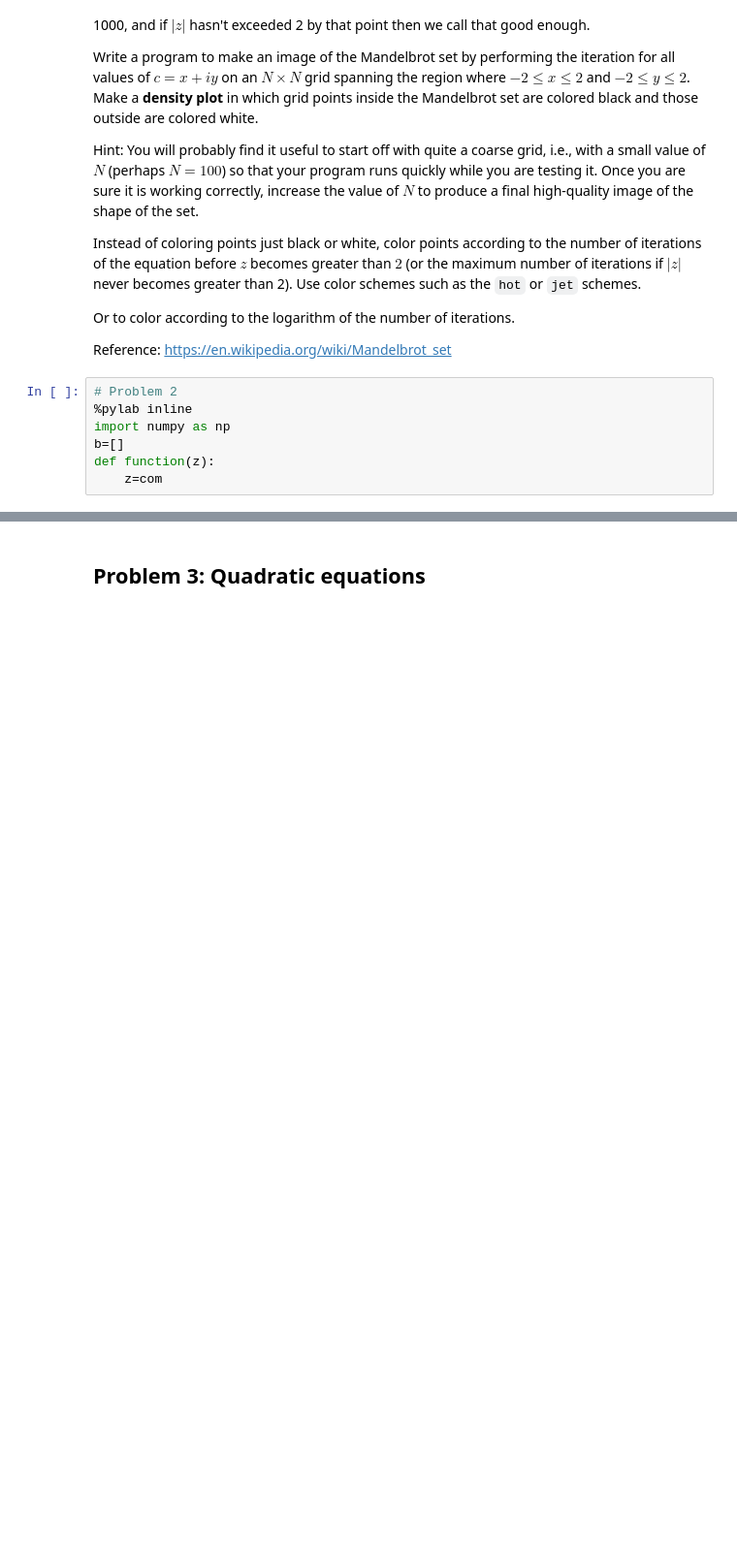
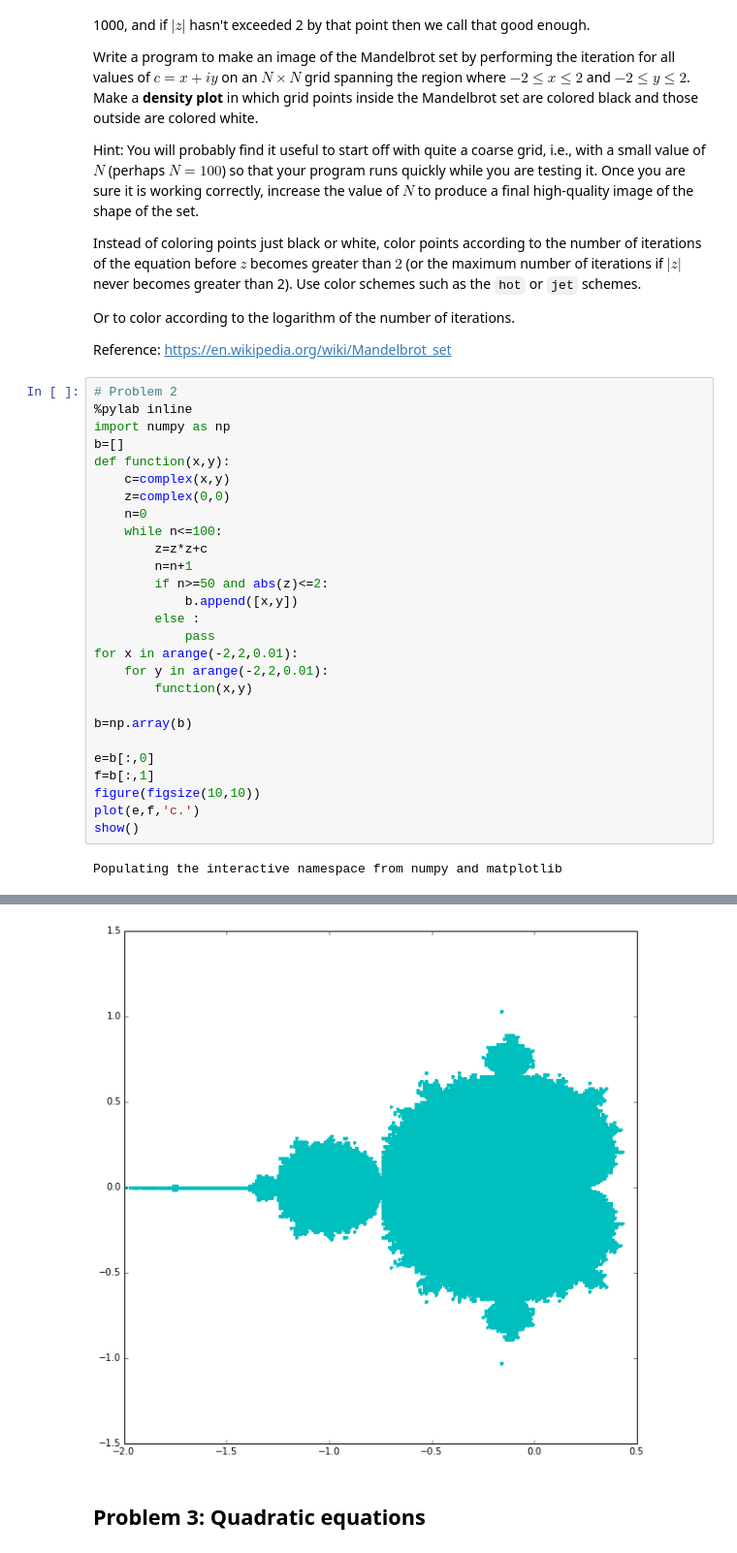
Before and after one commit to pcchen/NTHU10320PHYS290000, a Jupyter notebook: student/102000028/Homework3.ipynb, the cells around one changed output, grey strips where cells are left out. Shown: that part at 97% size. Drawn from its saved outputs; the diff is of its cells as text; blank space fills up the shorter version.

```diff
--- a/student/102000028/Homework3.ipynb
+++ b/student/102000028/Homework3.ipynb
@@ -80,10 +80,32 @@ Instead of coloring points just black or white, color points according to the nu
 Or to color according to the logarithm of the number of iterations.
 
 Reference: https://en.wikipedia.org/wiki/Mandelbrot_set
-# %%
-# Problem 2
-%pylab inline
-import numpy as np
-b=[]
-def function(z):
-    z=com
+# %%
+# Problem 2
+%pylab inline
+import numpy as np
+b=[]
+def function(x,y):
+    c=complex(x,y)
+    z=complex(0,0)
+    n=0
+    while n<=100:
+        z=z*z+c
+        n=n+1
+        if n>=50 and abs(z)<=2:
+            b.append([x,y])
+        else :
+            pass
+for x in arange(-2,2,0.01):
+    for y in arange(-2,2,0.01):
+        function(x,y)
+
+b=np.array(b)
+
+e=b[:,0]
+f=b[:,1]
+figure(figsize(10,10))
+plot(e,f,'c.')
+show()
+# %% [output]
+Populating the interactive namespace from numpy and matplotlib
@@ -90,3 +114,4 @@ def function(z):
+[figure, added]
 # %% [markdown]
 ## Problem 3: Quadratic equations
 # %% [markdown]
```
Also changed, not shown: parts of 4 cells of this notebook.
